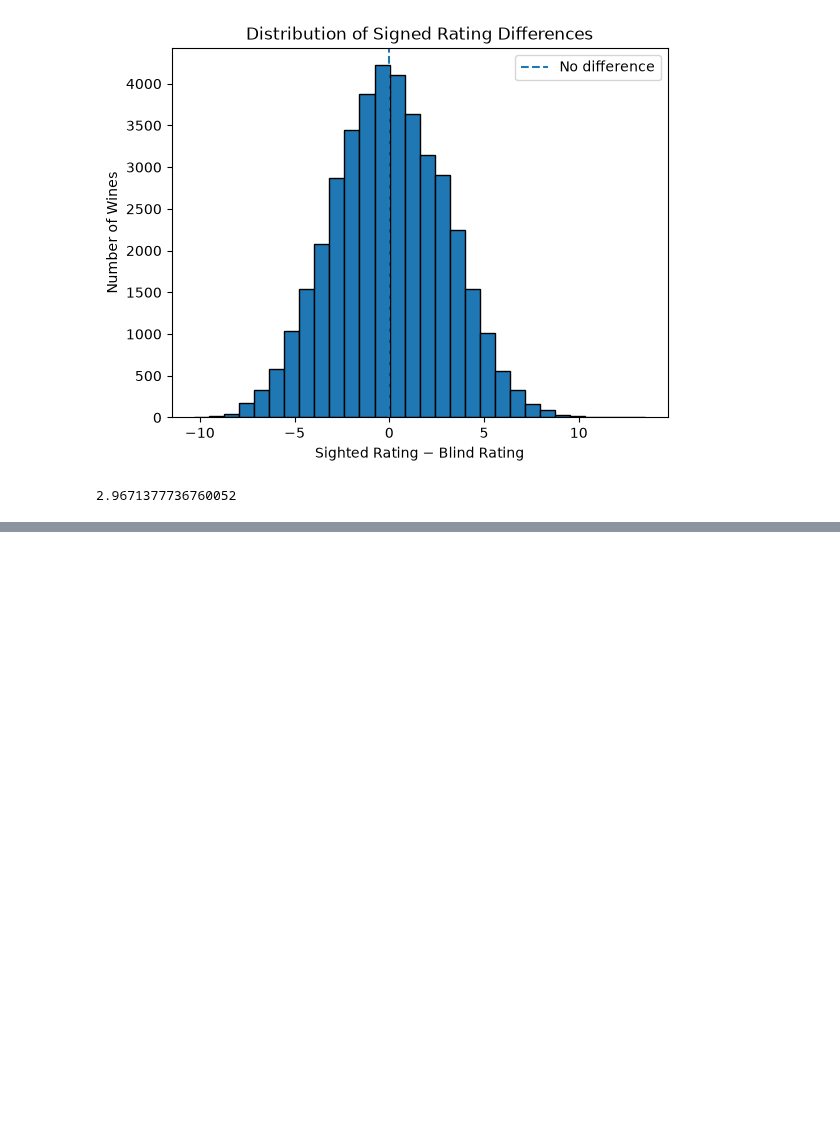
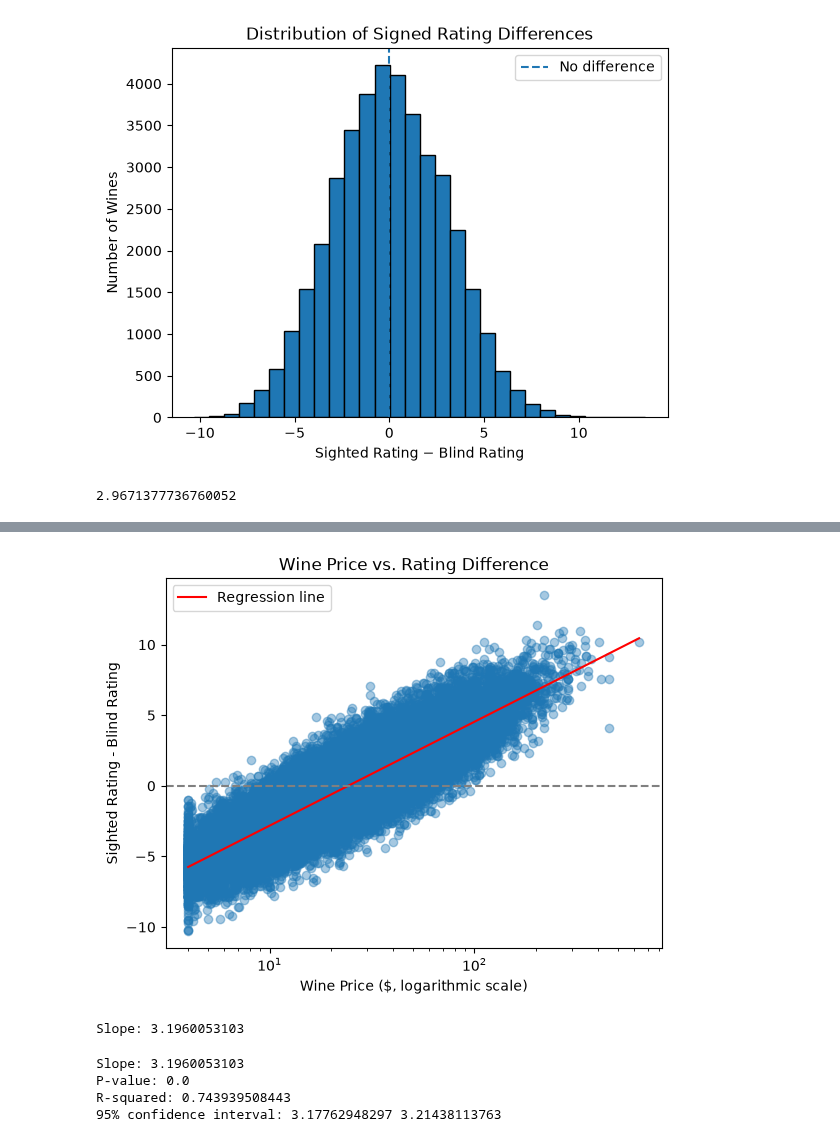
Before and after one commit to jrwhe01/wine_tastevsquailty_data, a Jupyter notebook: wineanalysis.ipynb, the cells around one changed output, grey strips where cells are left out. Saved outputs shown, nothing was run; the diff lists cells and outputs as text; code cells hidden in the pictures; blank space fills up the shorter version.

```diff
--- a/wineanalysis.ipynb
+++ b/wineanalysis.ipynb
@@ -111,0 +131,44 @@ std_dev
+# %%
+x = np.log(Q1["price"])
+y = Q1["rating_diff"]
+
+slope, intercept = np.polyfit(x, y, 1)
+plt.scatter(Q1["price"], Q1["rating_diff"],alpha=0.4)
+
+x_line = np.linspace(Q1["price"].min(), Q1["price"].max(), 200)
+y_line = intercept + slope * np.log(x_line)
+
+plt.plot(x_line, y_line, color="red", label="Regression line")
+
+plt.xscale("log")
+plt.axhline(y=0, color="gray", linestyle="--")
+
+plt.xlabel("Wine Price ($, logarithmic scale)")
+plt.ylabel("Sighted Rating - Blind Rating")
+plt.title("Wine Price vs. Rating Difference")
+plt.legend()
+
+plt.show()
+print("Slope:", slope)
+# %% [output]
+[figure, added]
+Slope: 3.1960053103
+# %%
+#Quantifing the regression:
+from scipy.stats import linregress
+
+result = linregress(
+    np.log(Q1["price"]),
+    Q1["rating_diff"]
+)
+
+print("Slope:", result.slope)
+print("P-value:", result.pvalue)
+print("R-squared:", result.rvalue**2)
+print("95% confidence interval:", result.slope - 1.96 * result.stderr,
+      result.slope + 1.96 * result.stderr)
+# %% [output]
+Slope: 3.1960053103
+P-value: 0.0
+R-squared: 0.743939508443
+95% confidence interval: 3.17762948297 3.21438113763
```
Also changed, not shown: parts of 7 cells of this notebook.
